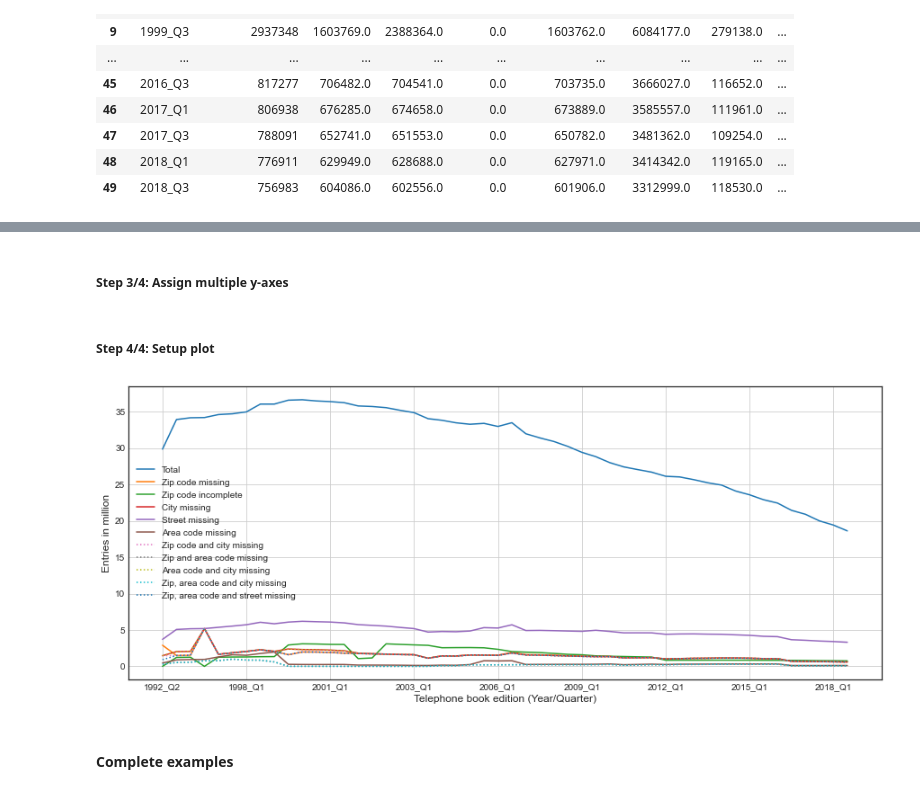
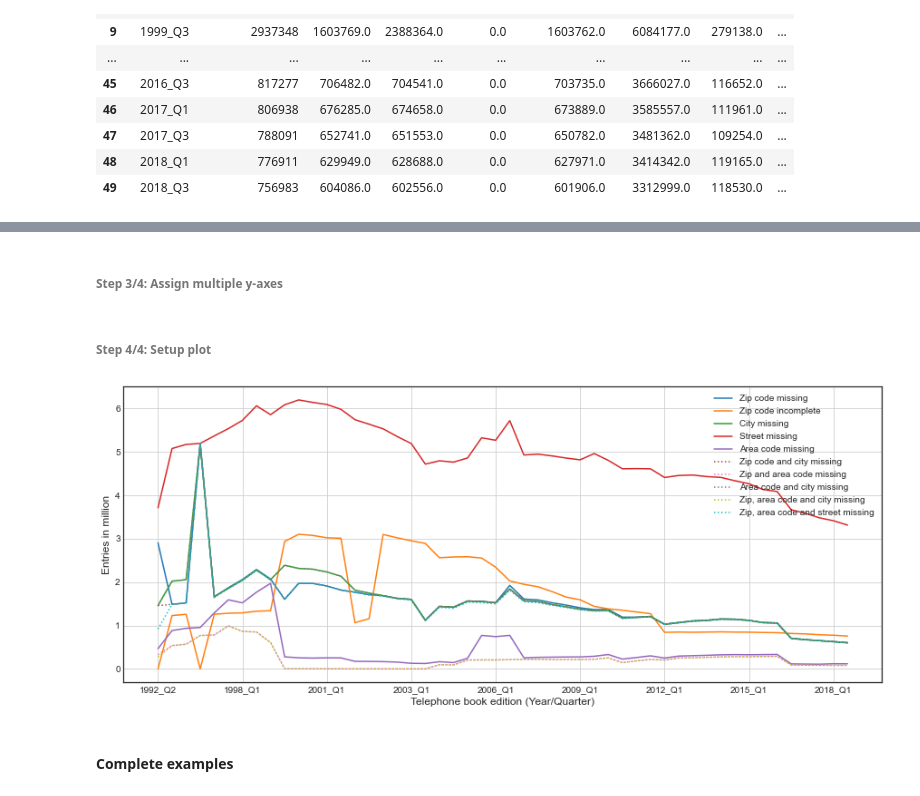
Before and after one commit to mayo-s/phonebookdiver, a Jupyter notebook: jupyter/phonebookdiver_notebook.ipynb, the cells around one changed output, grey strips where cells are left out. Drawn from its saved outputs; the diff is of its cells as text; code cells hidden in the pictures.

```diff
--- a/jupyter/phonebookdiver_notebook.ipynb
+++ b/jupyter/phonebookdiver_notebook.ipynb
@@ -2236,4 +2248,11 @@ stats_df
 | 2 | API | 4.722053 | 49.974691 | 500.200527 | 5007.463116 |
 # %% [markdown]
 ## Vizualization / Graphs
+# %%
+# avoiding scientific notation (e.g. 1e7)
+def adapt_axis_values(values, divider):
+    axis_values = []
+    for value in values:
+        axis_values.append(value/divider)
+    return axis_values
 # %% [markdown]
@@ -2321,4 +2321,4 @@ graph_data_df
 # %%
 x_axis = graph_data_df.collection
 # %% [markdown]
-##### Step 3/4: Assign multiple y-axes
+###### Step 3/4: Assign multiple y-axes
@@ -2332,43 +2325,44 @@ def adjust_axis_values(values, divider):
 # %%
 # Create y-axes for incomplete location data
-y_total = adjust_axis_values(graph_data_df.total, 1000000)
-y_zips_none = adjust_axis_values(graph_data_df.zips_none, 1000000)
-y_city_none = adjust_axis_values(graph_data_df.city_none, 1000000)
-y_street_none = adjust_axis_values(graph_data_df.street_none, 1000000)
-y_ac_none = adjust_axis_values(graph_data_df.ac_none, 1000000)
-y_zips_incomplete = adjust_axis_values(graph_data_df.zips_incomplete, 1000000)
-y_zips_city_none = adjust_axis_values(graph_data_df.zips_city_none, 1000000)
-y_zips_ac_none = adjust_axis_values(graph_data_df.zips_ac_none, 1000000)
-y_city_ac_none = adjust_axis_values(graph_data_df.city_none, 1000000)
-y_zips_city_ac_none = adjust_axis_values(graph_data_df.zips_city_ac_none, 1000000)
-y_zips_city_street_none = adjust_axis_values(graph_data_df.zips_city_street_none, 1000000)
+y_total = adapt_axis_values(graph_data_df.total, 1000000)
+y_zips_none = adapt_axis_values(graph_data_df.zips_none, 1000000)
+y_city_none = adapt_axis_values(graph_data_df.city_none, 1000000)
+y_street_none = adapt_axis_values(graph_data_df.street_none, 1000000)
+y_ac_none = adapt_axis_values(graph_data_df.ac_none, 1000000)
+y_zips_incomplete = adapt_axis_values(graph_data_df.zips_incomplete, 1000000)
+y_zips_city_none = adapt_axis_values(graph_data_df.zips_city_none, 1000000)
+y_zips_ac_none = adapt_axis_values(graph_data_df.zips_ac_none, 1000000)
+y_city_ac_none = adapt_axis_values(graph_data_df.city_none, 1000000)
+y_zips_city_ac_none = adapt_axis_values(graph_data_df.zips_city_ac_none, 1000000)
+y_zips_city_street_none = adapt_axis_values(graph_data_df.zips_city_street_none, 1000000)
 # %% [markdown]
-##### Step 4/4: Setup plot
+###### Step 4/4: Setup plot
 # %%
 plt.style.use('seaborn-white')
 plt.figure(figsize=(15,6))
 
-plt.plot(x_axis, y_total, label='Total')
+# plt.plot(x_axis, y_total, label='Total')
 plt.plot(x_axis, y_zips_none, label='Zip code missing')
 plt.plot(x_axis, y_zips_incomplete, label='Zip code incomplete')
 plt.plot(x_axis, y_city_none, label='City missing')
 plt.plot(x_axis, y_street_none, label='Street missing')
 plt.plot(x_axis, y_ac_none, label='Area code missing')
 plt.plot(x_axis, y_zips_city_none, linestyle=':', label='Zip code and city missing')
 plt.plot(x_axis, y_zips_ac_none, linestyle=':', label='Zip and area code missing')
 plt.plot(x_axis, y_city_ac_none, linestyle=':', label='Area code and city missing')
 plt.plot(x_axis, y_zips_city_ac_none, linestyle=':', label='Zip, area code and city missing')
 plt.plot(x_axis, y_zips_city_street_none, linestyle=':', label='Zip, area code and street missing')
 
 plt.xlabel('Telephone book edition (Year/Quarter)', fontdict={'size':12})
 plt.ylabel('Entries in million', fontdict={'size':12})
 plt.legend()
 plt.grid(True)
+# list comprehension - get every 6th entry of list
 plt.xticks(x_axis[0::6])
 plt.savefig('./figures/plt_incomplete_loc_data.png')
 plt.show()
 # %% [output]
-[figure, old version]
+[figure, new version]
 # %% [markdown]
 #### Complete examples
 # %%
```
Also changed, not shown: parts of 71 cells of this notebook.
